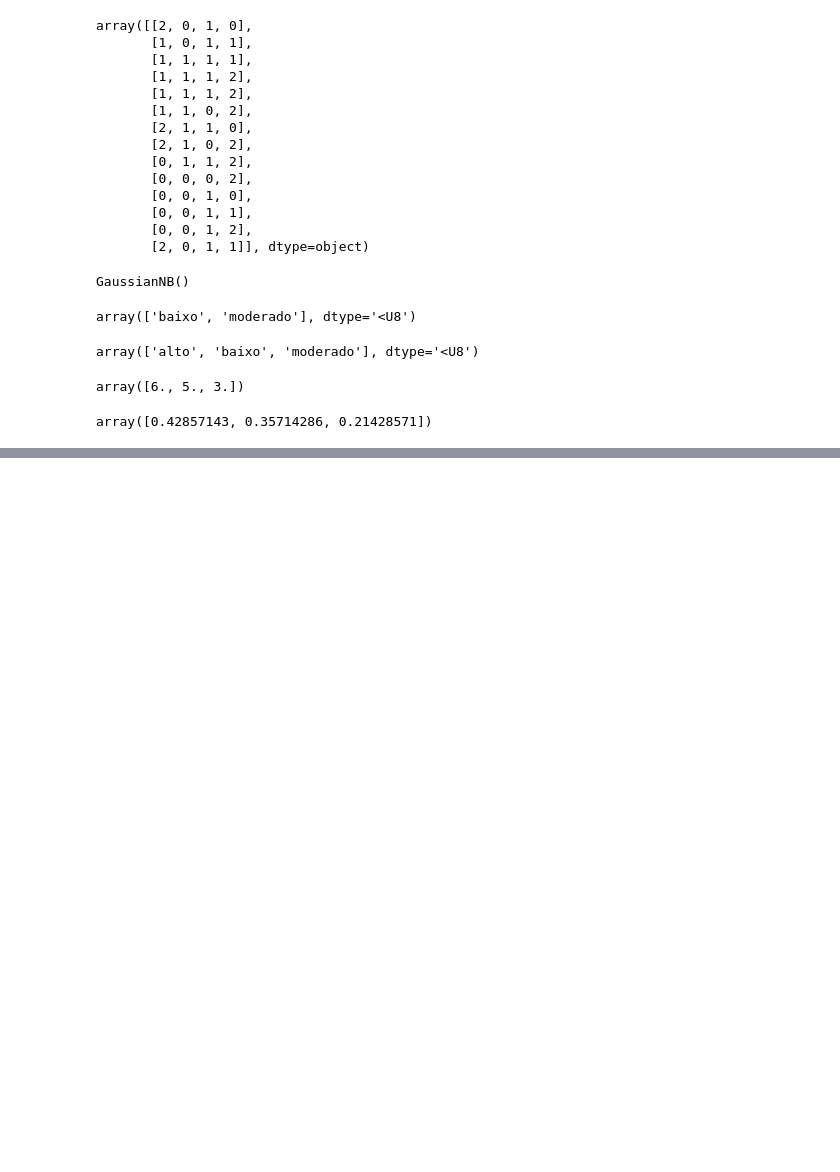
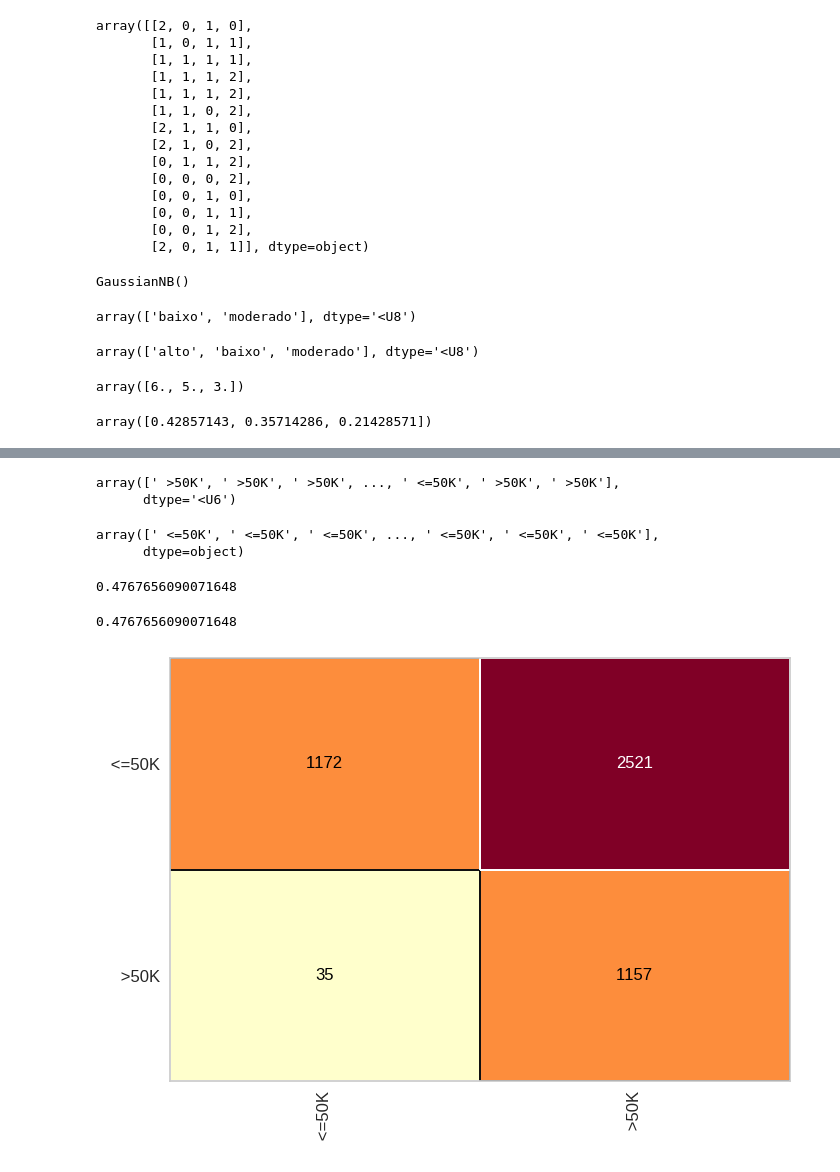
Before and after one commit to NiRovil/data-science, a Jupyter notebook: ds2/aprendizagem-bayesiana/naive.ipynb, the cells around one changed output, grey strips where cells are left out. Drawn from its saved outputs; the diff is of its cells as text; code cells hidden in the pictures; blank space fills up the shorter version.

```diff
--- a/ds2/aprendizagem-bayesiana/naive.ipynb
+++ b/ds2/aprendizagem-bayesiana/naive.ipynb
@@ -114,0 +202,27 @@ array([0.42857143, 0.35714286, 0.21428571])
+# %%
+with open('censo.pkl', 'rb') as file:
+    x_censo_treinamento, y_censo_treinamento, x_censo_teste, y_censo_teste = pickle.load(file)
+# %%
+naive_censo = GaussianNB()
+naive_censo.fit(x_censo_treinamento, y_censo_treinamento)
+previsoes = naive_censo.predict(x_censo_teste)
+previsoes
+# %% [output]
+array([' >50K', ' >50K', ' >50K', ..., ' <=50K', ' >50K', ' >50K'],
+      dtype='<U6')
+# %%
+y_censo_teste
+# %% [output]
+array([' <=50K', ' <=50K', ' <=50K', ..., ' <=50K', ' <=50K', ' <=50K'],
+      dtype=object)
+# %%
+accuracy_score(y_censo_teste, previsoes)
+# %% [output]
+0.4767656090071648
+# %%
+cm = ConfusionMatrix(naive_censo)
+cm.fit(x_censo_treinamento, y_censo_treinamento)
+cm.score(x_censo_teste, y_censo_teste)
+# %% [output]
+0.4767656090071648
+[figure, added]
```
Also changed, not shown: parts of 9 cells of this notebook, 2 other files.
